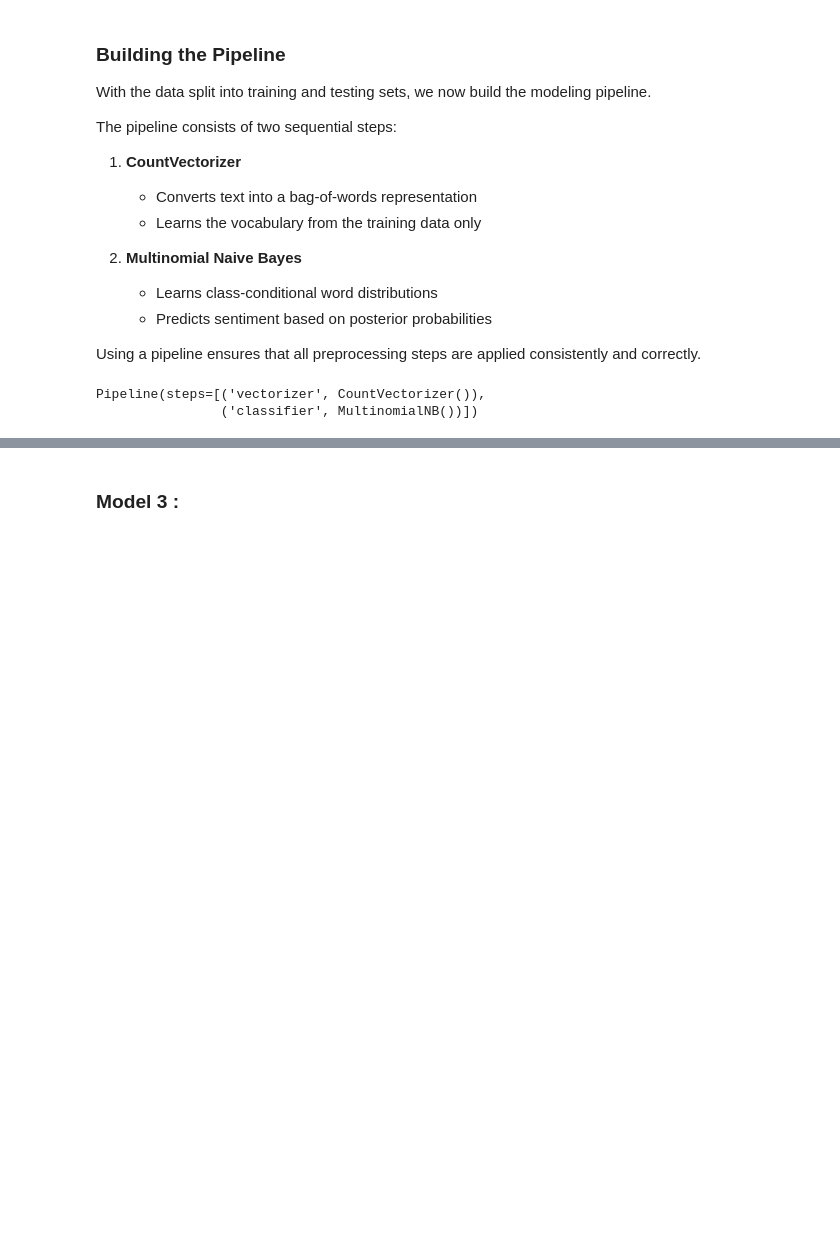
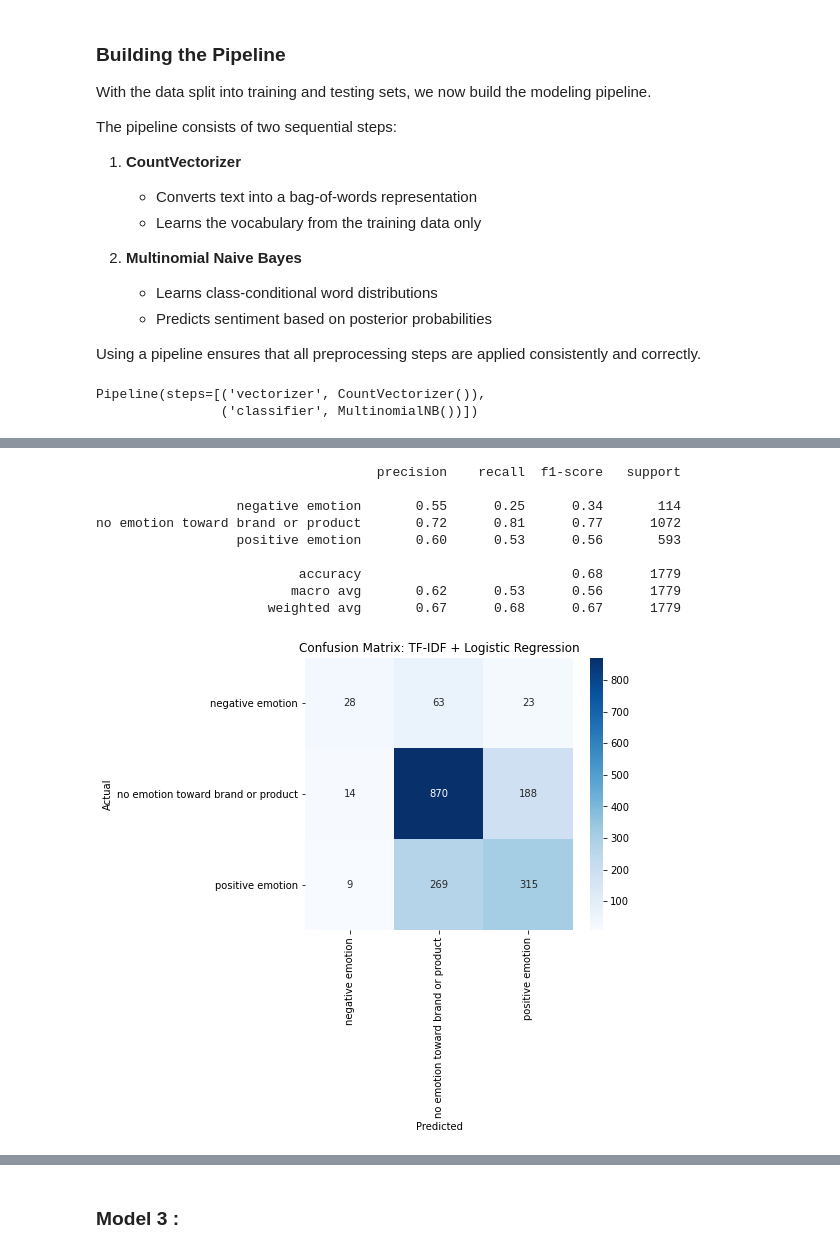
Before and after one commit to Mwanaishaali/Phase_4_Project, a Jupyter notebook: index.ipynb, the cells around one changed output, grey strips where cells are left out. Cells and saved outputs as stored; diff of their text form; code cells hidden in the pictures; blank space fills up the shorter version.

```diff
--- a/index.ipynb
+++ b/index.ipynb
@@ -366,0 +424,7 @@ y_pred = pipeline_nb.predict(X_test)
+# %%
+from sklearn.pipeline import Pipeline
+
+pipeline_lr = Pipeline([
+    ('tfidf', TfidfVectorizer()),
+    ('classifier', LogisticRegression(max_iter=1000, random_state=42))
+])
@@ -366,0 +500,39 @@ y_pred = pipeline_nb.predict(X_test)
+# %%
+from sklearn.metrics import classification_report, confusion_matrix
+import seaborn as sns
+import matplotlib.pyplot as plt
+
+y_pred_lr = grid_search.predict(X_test)
+
+print(classification_report(
+    y_test,
+    y_pred_lr,
+    target_names=label_encoder.classes_
+))
+
+cm = confusion_matrix(y_test, y_pred_lr)
+
+plt.figure(figsize=(6,5))
+sns.heatmap(
+    cm,
+    annot=True,
+    fmt='d',
+    xticklabels=label_encoder.classes_,
+    yticklabels=label_encoder.classes_,
+    cmap='Blues'
+)
+plt.xlabel('Predicted')
+plt.ylabel('Actual')
+plt.title('Confusion Matrix: TF-IDF + Logistic Regression')
+plt.show()
+# %% [output]
+                                    precision    recall  f1-score   support
+
+                  negative emotion       0.55      0.25      0.34       114
+no emotion toward brand or product       0.72      0.81      0.77      1072
+                  positive emotion       0.60      0.53      0.56       593
+
+                          accuracy                           0.68      1779
+                         macro avg       0.62      0.53      0.56      1779
+                      weighted avg       0.67      0.68      0.67      1779
+[figure, added]
```
Also changed, not shown: parts of 14 cells of this notebook.
